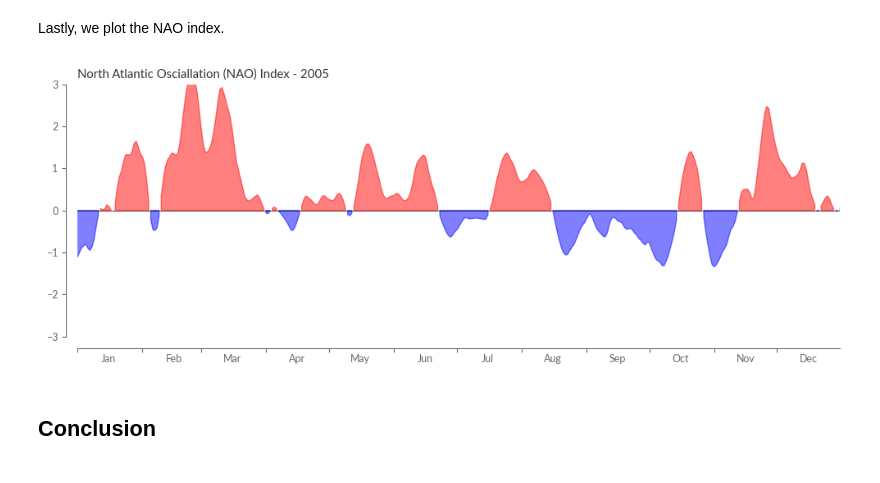
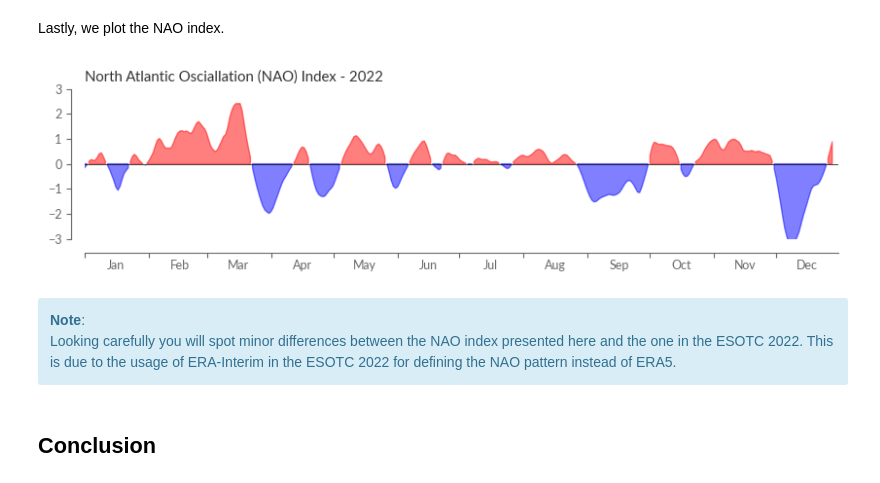
Before and after one commit to ECMWFCode4Earth/sketchbook-earth, a Jupyter notebook: tutorials/06_climate_oscillations/06_climate_oscillations.ipynb, the cells around one changed output. Cells and saved outputs as stored; diff of their text form; code cells hidden in the pictures.

```diff
--- a/tutorials/06_climate_oscillations/06_climate_oscillations.ipynb
+++ b/tutorials/06_climate_oscillations/06_climate_oscillations.ipynb
@@ -551,5 +553,5 @@ The next step involves conducting the EOF analysis using the `xeofs` package. To
 # %%
-eof_model = xe.models.EOF(n_modes=1)
+eof_model = xe.models.EOF(n_modes=1, use_coslat=True)
 # %% [markdown]
 Next, we simply fit the model to our data. Crucially, we need to specify the dimension for the EOF analysis, which in our case is the time dimension.
 # %%
@@ -591,5 +593,5 @@ The first mode, embodying the NAO index, is selected.
 # %%
-nao_index = pseudo_pcs.sel(mode=1)
+nao_index = -pseudo_pcs.sel(mode=1)
 # %% [markdown]
 We compute the NAO index.
 # %%
@@ -631,24 +633,29 @@ nao_index_smooth = nao_index.rolling(time=7, center=True).mean()
 # %% [markdown]
 Lastly, we plot the NAO index.
 # %%
-year = 2005
+year = 2022
 
-fig, ax = plt.subplots(figsize=(12, 4))
-ax.fill_between(nao_index_smooth.time, 0, nao_index_smooth, where=nao_index_smooth > 0, color="red", alpha=0.5)
-ax.fill_between(nao_index_smooth.time, 0, nao_index_smooth, where=nao_index_smooth < 0, color="blue", alpha=0.5)
+fig, ax = plt.subplots(figsize=(10, 2))
+ax.fill_between(nao_index_smooth.time, 0, nao_index_smooth, where=nao_index_smooth >= 0, color="red", alpha=0.5)
+ax.fill_between(nao_index_smooth.time, 0, nao_index_smooth, where=nao_index_smooth <= 0, color="blue", alpha=0.5)
 ax.axhline(0, color="k", linewidth=0.5)
 ax.set_title("North Atlantic Osciallation (NAO) Index - {}".format(year))
 ax.set_ylabel("")
 ax.set_xlabel("")
 ax.set_ylim(-3, 3)
 
 xlim1 = dt.datetime.strptime(f"{year}-01-01", "%Y-%m-%d")
 xlim2 = dt.datetime.strptime(f"{year}-12-31", "%Y-%m-%d")
 ax.set_xlim(xlim1, xlim2)
 center_labels_between_xticks(ax)
 sns.despine(ax=ax, offset=10)
 # %% [output]
-[figure, old version]
+[figure, new version]
+# %% [markdown]
+<div class="alert alert-block alert-info">
+<b>Note</b>: <br>
+   Looking carefully you will spot minor differences between the NAO index presented here and the one in the ESOTC 2022. This is due to the usage of ERA-Interim in the ESOTC 2022 for defining the NAO pattern instead of ERA5.
+</div>
 # %% [markdown]
 ## Conclusion
 # %% [markdown]
```
Also changed, not shown: parts of 13 cells of this notebook.
